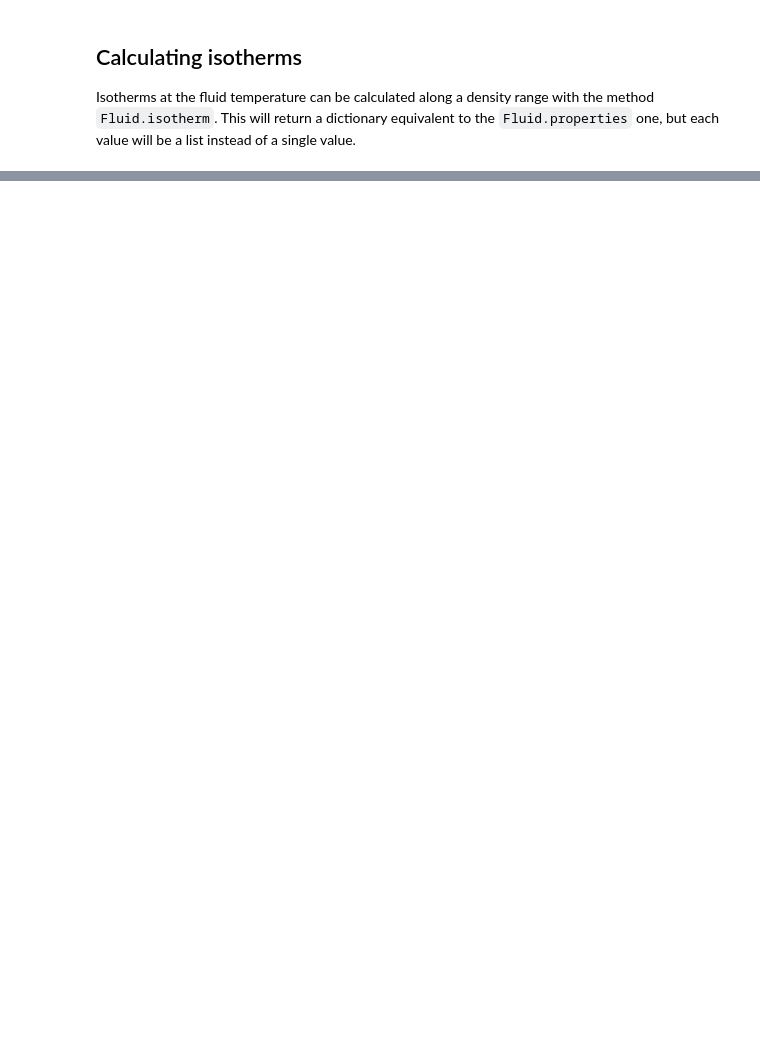
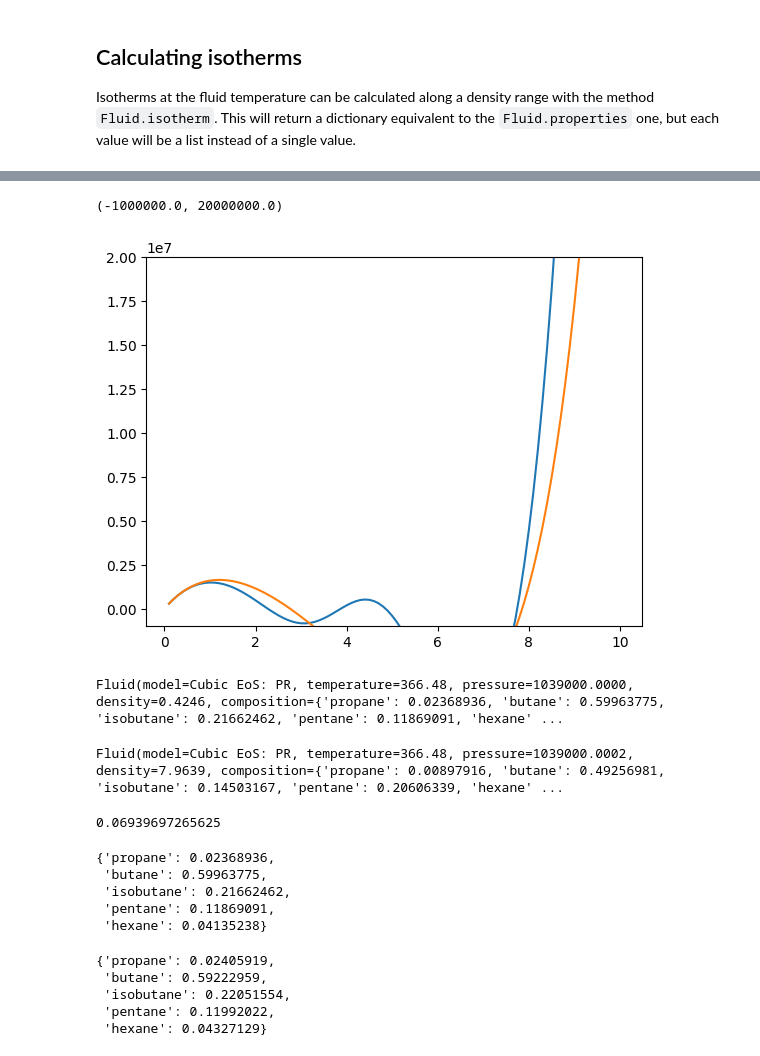
Before and after one commit to fedebenelli/PyForFluids, a Jupyter notebook: docs/source/tutorial.ipynb, the cells around one changed output, grey strips where cells are left out. Cells and saved outputs as stored; diff of their text form; code cells hidden in the pictures; blank space fills up the shorter version.

```diff
--- a/docs/source/tutorial.ipynb
+++ b/docs/source/tutorial.ipynb
@@ -111,0 +155,37 @@ plt.show()
+# %%
+# Using chemicals library to get pure compound properties
+pc = []
+tc = []
+w = []
+z = []
+names = []
+
+for component in composition:
+    chem = chemicals.CAS_from_any(component)
+    tc.append(chemicals.Tc(chem))
+    pc.append(chemicals.Pc(chem)/1e5)
+    w.append(chemicals.acentric.omega(chem))
+    z.append(composition[component])
+    names.append(component)
+# %%
+pr = pff.models.CubicEOS(
+    model="PR",
+    mix_rule="ClassicVdW",
+    names=names,
+    critical_temperature=tc,
+    critical_pressure=pc,
+    acentric_factor=w,
+    kij_matrix=np.zeros((5,5)),
+    lij_matrix=0*np.zeros((5,5))
+)
+# %%
+cfluid = fluid.copy(model=pr)
+# %%
+ciso = cfluid.isotherm(ds)
+# %%
+plt.plot(iso["density"], iso["pressure"])
+plt.plot(ciso["density"], ciso["pressure"])
+plt.ylim(-1e6, 0.2e8)
+# %% [output]
+(-1000000.0, 20000000.0)
+[figure, added]
@@ -111,0 +194,28 @@ plt.show()
+# %%
+cvapor
+# %% [output]
+Fluid(model=Cubic EoS: PR, temperature=366.48, pressure=1039000.0000, density=0.4246, composition={'propane': 0.02368936, 'butane': 0.59963775, 'isobutane': 0.21662462, 'pentane': 0.11869091, 'hexane' ...
+# %%
+cliquid
+# %% [output]
+Fluid(model=Cubic EoS: PR, temperature=366.48, pressure=1039000.0002, density=7.9639, composition={'propane': 0.00897916, 'butane': 0.49256981, 'isobutane': 0.14503167, 'pentane': 0.20606339, 'hexane' ...
+# %%
+cbeta
+# %% [output]
+0.06939697265625
+# %%
+cvapor.composition
+# %% [output]
+{'propane': 0.02368936,
+ 'butane': 0.59963775,
+ 'isobutane': 0.21662462,
+ 'pentane': 0.11869091,
+ 'hexane': 0.04135238}
+# %%
+vapor.composition
+# %% [output]
+{'propane': 0.02405919,
+ 'butane': 0.59222959,
+ 'isobutane': 0.22051554,
+ 'pentane': 0.11992022,
+ 'hexane': 0.04327129}
```
Also changed, not shown: parts of 22 cells of this notebook, 11 other files.
